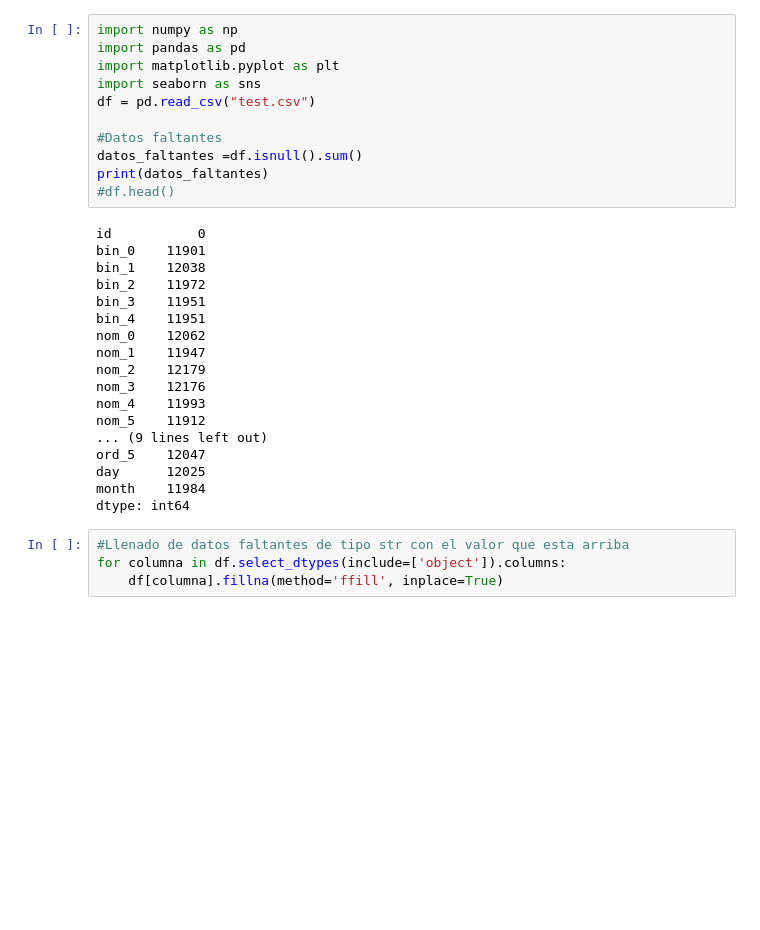
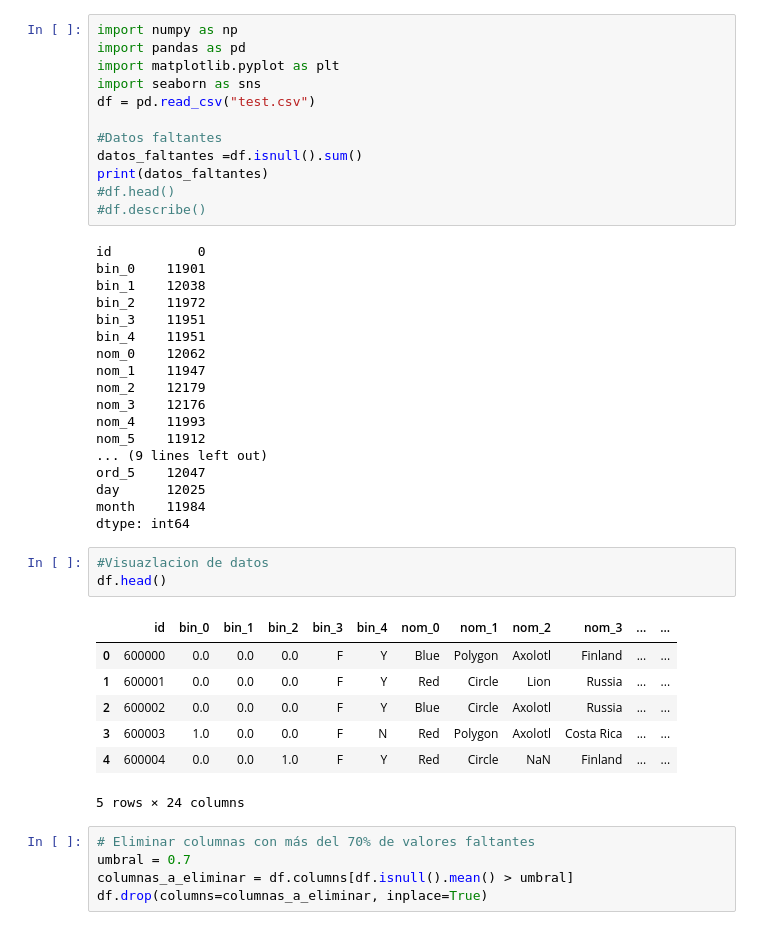
Before and after one commit to Bxtto/clasificacion__arbolesDecision, a Jupyter notebook: limpieza.ipynb, the cells around one changed output. Cells and saved outputs as stored; diff of their text form; blank space fills up the shorter version.

```diff
--- a/limpieza.ipynb
+++ b/limpieza.ipynb
@@ -9,6 +9,7 @@ df = pd.read_csv("test.csv")
 datos_faltantes =df.isnull().sum()
 print(datos_faltantes)
 #df.head()
+#df.describe()
 # %% [output]
 id           0
 bin_0    11901
@@ -28,6 +29,18 @@ day      12025
 month    11984
 dtype: int64
 # %%
-#Llenado de datos faltantes de tipo str con el valor que esta arriba
-for columna in df.select_dtypes(include=['object']).columns:
-    df[columna].fillna(method='ffill', inplace=True)
+#Visuazlacion de datos
+df.head()
+# %% [output]
+|  | id | bin_0 | bin_1 | bin_2 | bin_3 | bin_4 | nom_0 | nom_1 | nom_2 | nom_3 | ... | ... |
+| 0 | 600000 | 0.0 | 0.0 | 0.0 | F | Y | Blue | Polygon | Axolotl | Finland | ... | ... |
+| 1 | 600001 | 0.0 | 0.0 | 0.0 | F | Y | Red | Circle | Lion | Russia | ... | ... |
+| 2 | 600002 | 0.0 | 0.0 | 0.0 | F | Y | Blue | Circle | Axolotl | Russia | ... | ... |
+| 3 | 600003 | 1.0 | 0.0 | 0.0 | F | N | Red | Polygon | Axolotl | Costa Rica | ... | ... |
+| 4 | 600004 | 0.0 | 0.0 | 1.0 | F | Y | Red | Circle | NaN | Finland | ... | ... |
+5 rows × 24 columns
+# %%
+# Eliminar columnas con más del 70% de valores faltantes
+umbral = 0.7
+columnas_a_eliminar = df.columns[df.isnull().mean() > umbral]
+df.drop(columns=columnas_a_eliminar, inplace=True)
```
Also changed, not shown: parts of 3 cells of this notebook, 4 other files.
